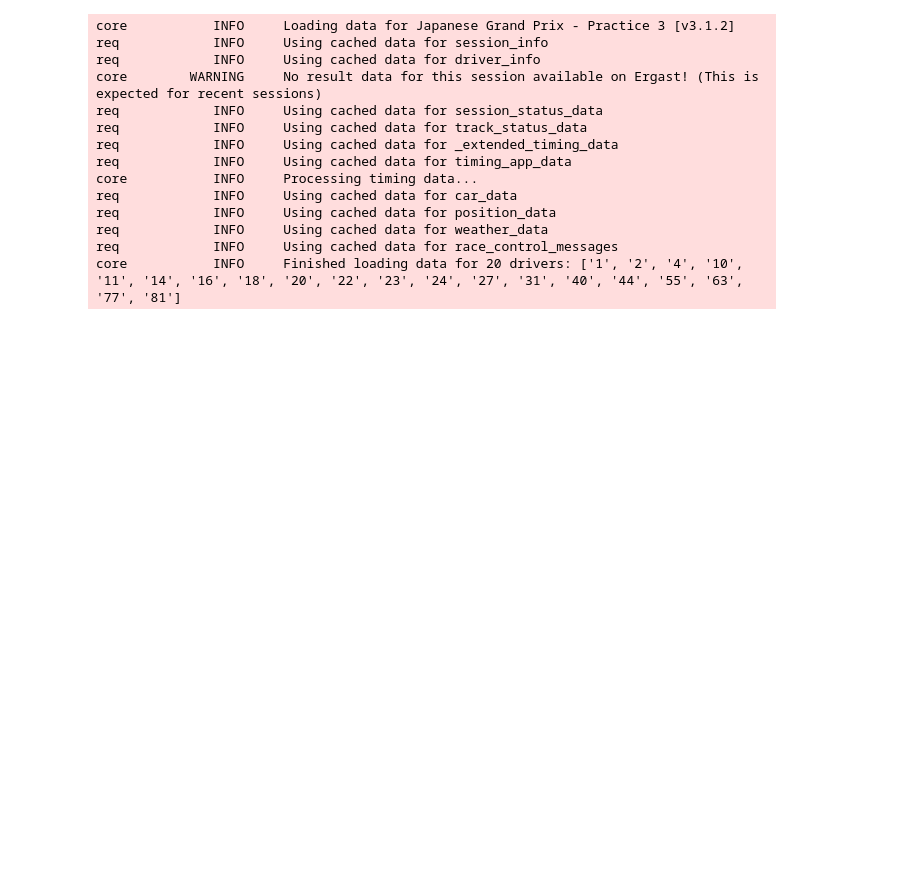
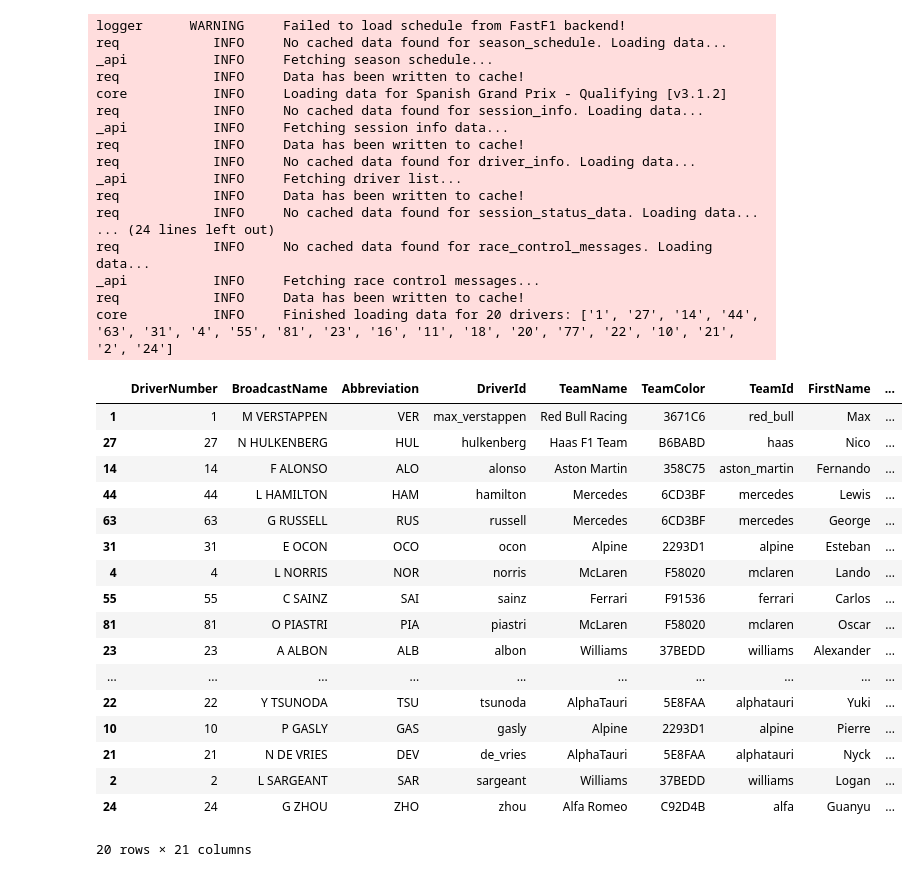
Before and after one commit to soufiane98b/F1ashAnalysis, a Jupyter notebook: exploration/exploration.ipynb, the cells around one changed output. Saved outputs shown, nothing was run; the diff lists cells and outputs as text; code cells hidden in the pictures; blank space fills up the shorter version.

```diff
--- a/exploration/exploration.ipynb
+++ b/exploration/exploration.ipynb
@@ -6,20 +7,23 @@ import matplotlib.pyplot as plt
 ff1.Cache.enable_cache('cache')
 import numpy as np
 # %%
-session = ff1.get_session(2023, 'Suzuka', 'FP3')
+session = ff1.get_session(2023, 'Spain', 'Q')
 session.load()
 # %% [output]
-core           INFO     Loading data for Japanese Grand Prix - Practice 3 [v3.1.2]
-req            INFO     Using cached data for session_info
-req            INFO     Using cached data for driver_info
-core        WARNING     No result data for this session available on Ergast! (This is expected for recent sessions)
-req            INFO     Using cached data for session_status_data
-req            INFO     Using cached data for track_status_data
-req            INFO     Using cached data for _extended_timing_data
-req            INFO     Using cached data for timing_app_data
-core           INFO     Processing timing data...
-req            INFO     Using cached data for car_data
-req            INFO     Using cached data for position_data
-req            INFO     Using cached data for weather_data
-req            INFO     Using cached data for race_control_messages
-core           INFO     Finished loading data for 20 drivers: ['1', '2', '4', '10', '11', '14', '16', '18', '20', '22', '23', '24', '27', '31', '40', '44', '55', '63', '77', '81']
+logger      WARNING     Failed to load schedule from FastF1 backend!
+req            INFO     No cached data found for season_schedule. Loading data...
+_api           INFO     Fetching season schedule...
+req            INFO     Data has been written to cache!
+core           INFO     Loading data for Spanish Grand Prix - Qualifying [v3.1.2]
+req            INFO     No cached data found for session_info. Loading data...
+_api           INFO     Fetching session info data...
+req            INFO     Data has been written to cache!
+req            INFO     No cached data found for driver_info. Loading data...
+_api           INFO     Fetching driver list...
+req            INFO     Data has been written to cache!
+req            INFO     No cached data found for session_status_data. Loading data...
+... (24 lines left out)
+req            INFO     No cached data found for race_control_messages. Loading data...
+_api           INFO     Fetching race control messages...
+req            INFO     Data has been written to cache!
+core           INFO     Finished loading data for 20 drivers: ['1', '27', '14', '44', '63', '31', '4', '55', '81', '23', '16', '11', '18', '20', '77', '22', '10', '21', '2', '24']
@@ -25,0 +89,21 @@ core           INFO     Finished loading data for 20 drivers: ['1', '2', '4', '1
+# %%
+session.results
+# %% [output]
+|  | DriverNumber | BroadcastName | Abbreviation | DriverId | TeamName | TeamColor | TeamId | FirstName | ... |
+| 1 | 1 | M VERSTAPPEN | VER | max_verstappen | Red Bull Racing | 3671C6 | red_bull | Max | ... |
+| 27 | 27 | N HULKENBERG | HUL | hulkenberg | Haas F1 Team | B6BABD | haas | Nico | ... |
+| 14 | 14 | F ALONSO | ALO | alonso | Aston Martin | 358C75 | aston_martin | Fernando | ... |
+| 44 | 44 | L HAMILTON | HAM | hamilton | Mercedes | 6CD3BF | mercedes | Lewis | ... |
+| 63 | 63 | G RUSSELL | RUS | russell | Mercedes | 6CD3BF | mercedes | George | ... |
+| 31 | 31 | E OCON | OCO | ocon | Alpine | 2293D1 | alpine | Esteban | ... |
+| 4 | 4 | L NORRIS | NOR | norris | McLaren | F58020 | mclaren | Lando | ... |
+| 55 | 55 | C SAINZ | SAI | sainz | Ferrari | F91536 | ferrari | Carlos | ... |
+| 81 | 81 | O PIASTRI | PIA | piastri | McLaren | F58020 | mclaren | Oscar | ... |
+| 23 | 23 | A ALBON | ALB | albon | Williams | 37BEDD | williams | Alexander | ... |
+| ... | ... | ... | ... | ... | ... | ... | ... | ... | ... |
+| 22 | 22 | Y TSUNODA | TSU | tsunoda | AlphaTauri | 5E8FAA | alphatauri | Yuki | ... |
+| 10 | 10 | P GASLY | GAS | gasly | Alpine | 2293D1 | alpine | Pierre | ... |
+| 21 | 21 | N DE VRIES | DEV | de_vries | AlphaTauri | 5E8FAA | alphatauri | Nyck | ... |
+| 2 | 2 | L SARGEANT | SAR | sargeant | Williams | 37BEDD | williams | Logan | ... |
+| 24 | 24 | G ZHOU | ZHO | zhou | Alfa Romeo | C92D4B | alfa | Guanyu | ... |
+20 rows × 21 columns
```
Also changed, not shown: parts of 16 cells of this notebook.
